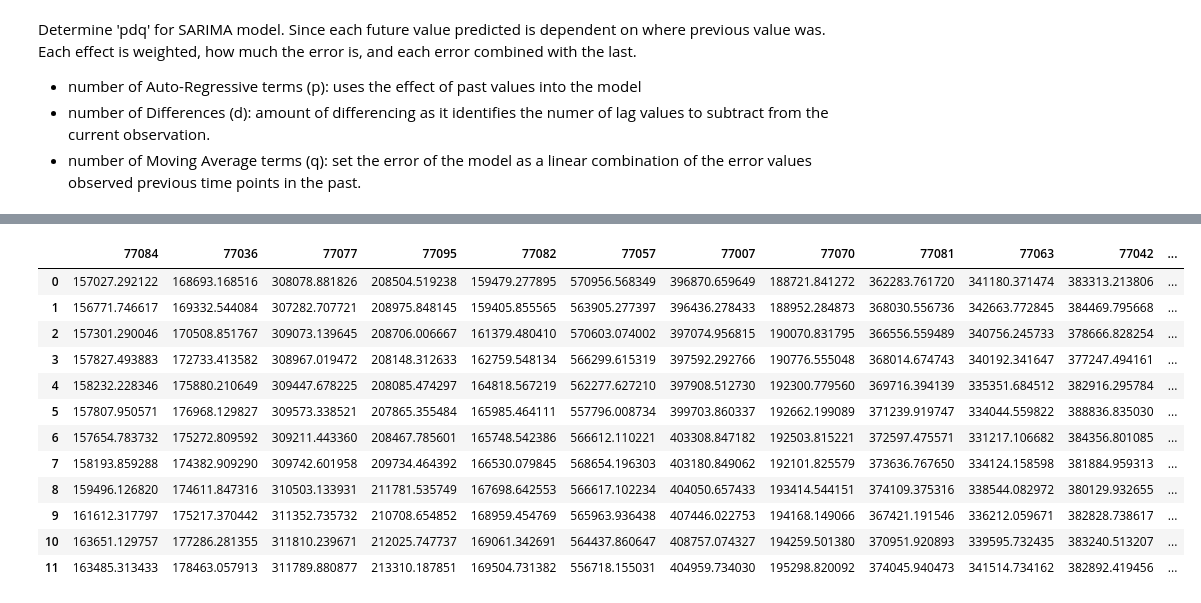
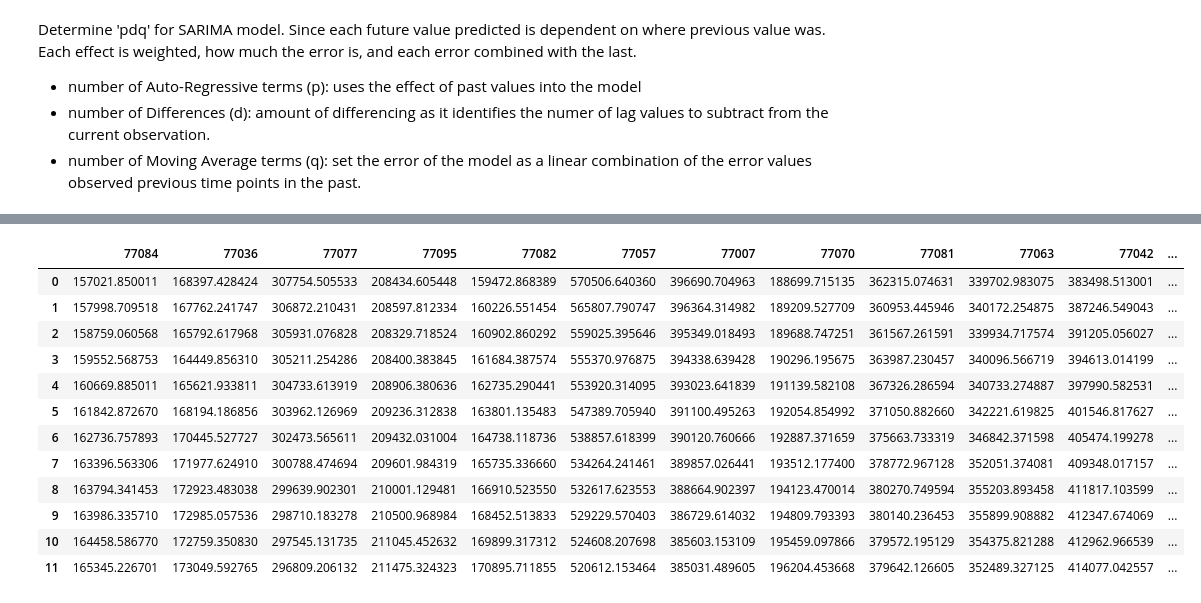
Before and after one commit to Blue723/Housing_Time_Series, a Jupyter notebook: Time_Series_notebook.ipynb, the cells around one changed output, grey strips where cells are left out. Saved outputs shown, nothing was run; the diff lists cells and outputs as text; code cells hidden in the pictures.

```diff
--- a/Time_Series_notebook.ipynb
+++ b/Time_Series_notebook.ipynb
@@ -276,0 +270,9 @@ Name: 507, dtype: object
+# %%
+pdq_li= []
+pdqs_li = []
+for c in zipcode.columns:
+    a = pdq_func(zipcode[c])
+    pdq_li.append(a[0])
+    pdqs_li.append(a[1])
+    print(a)
+    print('')
@@ -277,8 +297,8 @@ Name: 507, dtype: object
 # %%
-def sarimax_model(df, start=None, end=None):
+def sarimax_model(df, pdq, pdqs, start=None, end=None ):
     model = SARIMAX(df,
-                    order=(1, 1, 1),
-                    seasonal_order=(0, 1, 1, 12),
+                    order=pdq,
+                    seasonal_order=pdqs,
                     enforce_stationarity=False,
                     enforce_invertibility=False)
     #fit model
@@ -293,22 +349,23 @@ for c in zipcode[:'2016-12'].columns:
     pred_mean_dict = {c: list(pred.predicted_mean)}
     pred_mean_df = pd.DataFrame(pred_mean_dict)
     zipcode_pred_mean = pd.concat([zipcode_pred_mean, pred_mean_df], axis=1)
-# %%
-zipcode_pred_mean
-# %% [output]
-|  | 77084 | 77036 | 77077 | 77095 | 77082 | 77057 | 77007 | 77070 | 77081 | 77063 | 77042 | ... |
-| 0 | 157027.292122 | 168693.168516 | 308078.881826 | 208504.519238 | 159479.277895 | 570956.568349 | 396870.659649 | 188721.841272 | 362283.761720 | 341180.371474 | 383313.213806 | ... |
-| 1 | 156771.746617 | 169332.544084 | 307282.707721 | 208975.848145 | 159405.855565 | 563905.277397 | 396436.278433 | 188952.284873 | 368030.556736 | 342663.772845 | 384469.795668 | ... |
-| 2 | 157301.290046 | 170508.851767 | 309073.139645 | 208706.006667 | 161379.480410 | 570603.074002 | 397074.956815 | 190070.831795 | 366556.559489 | 340756.245733 | 378666.828254 | ... |
-| 3 | 157827.493883 | 172733.413582 | 308967.019472 | 208148.312633 | 162759.548134 | 566299.615319 | 397592.292766 | 190776.555048 | 368014.674743 | 340192.341647 | 377247.494161 | ... |
-| 4 | 158232.228346 | 175880.210649 | 309447.678225 | 208085.474297 | 164818.567219 | 562277.627210 | 397908.512730 | 192300.779560 | 369716.394139 | 335351.684512 | 382916.295784 | ... |
-| 5 | 157807.950571 | 176968.129827 | 309573.338521 | 207865.355484 | 165985.464111 | 557796.008734 | 399703.860337 | 192662.199089 | 371239.919747 | 334044.559822 | 388836.835030 | ... |
-| 6 | 157654.783732 | 175272.809592 | 309211.443360 | 208467.785601 | 165748.542386 | 566612.110221 | 403308.847182 | 192503.815221 | 372597.475571 | 331217.106682 | 384356.801085 | ... |
-| 7 | 158193.859288 | 174382.909290 | 309742.601958 | 209734.464392 | 166530.079845 | 568654.196303 | 403180.849062 | 192101.825579 | 373636.767650 | 334124.158598 | 381884.959313 | ... |
-| 8 | 159496.126820 | 174611.847316 | 310503.133931 | 211781.535749 | 167698.642553 | 566617.102234 | 404050.657433 | 193414.544151 | 374109.375316 | 338544.082972 | 380129.932655 | ... |
-| 9 | 161612.317797 | 175217.370442 | 311352.735732 | 210708.654852 | 168959.454769 | 565963.936438 | 407446.022753 | 194168.149066 | 367421.191546 | 336212.059671 | 382828.738617 | ... |
-| 10 | 163651.129757 | 177286.281355 | 311810.239671 | 212025.747737 | 169061.342691 | 564437.860647 | 408757.074327 | 194259.501380 | 370951.920893 | 339595.732435 | 383240.513207 | ... |
-| 11 | 163485.313433 | 178463.057913 | 311789.880877 | 213310.187851 | 169504.731382 | 556718.155031 | 404959.734030 | 195298.820092 | 374045.940473 | 341514.734162 | 382892.419456 | ... |
+# %%
+zipcode_pred_mean.columns = zipcode.columns
+zipcode_pred_mean
+# %% [output]
+|  | 77084 | 77036 | 77077 | 77095 | 77082 | 77057 | 77007 | 77070 | 77081 | 77063 | 77042 | ... |
+| 0 | 157021.850011 | 168397.428424 | 307754.505533 | 208434.605448 | 159472.868389 | 570506.640360 | 396690.704963 | 188699.715135 | 362315.074631 | 339702.983075 | 383498.513001 | ... |
+| 1 | 157998.709518 | 167762.241747 | 306872.210431 | 208597.812334 | 160226.551454 | 565807.790747 | 396364.314982 | 189209.527709 | 360953.445946 | 340172.254875 | 387246.549043 | ... |
+| 2 | 158759.060568 | 165792.617968 | 305931.076828 | 208329.718524 | 160902.860292 | 559025.395646 | 395349.018493 | 189688.747251 | 361567.261591 | 339934.717574 | 391205.056027 | ... |
+| 3 | 159552.568753 | 164449.856310 | 305211.254286 | 208400.383845 | 161684.387574 | 555370.976875 | 394338.639428 | 190296.195675 | 363987.230457 | 340096.566719 | 394613.014199 | ... |
+| 4 | 160669.885011 | 165621.933811 | 304733.613919 | 208906.380636 | 162735.290441 | 553920.314095 | 393023.641839 | 191139.582108 | 367326.286594 | 340733.274887 | 397990.582531 | ... |
+| 5 | 161842.872670 | 168194.186856 | 303962.126969 | 209236.312838 | 163801.135483 | 547389.705940 | 391100.495263 | 192054.854992 | 371050.882660 | 342221.619825 | 401546.817627 | ... |
+| 6 | 162736.757893 | 170445.527727 | 302473.565611 | 209432.031004 | 164738.118736 | 538857.618399 | 390120.760666 | 192887.371659 | 375663.733319 | 346842.371598 | 405474.199278 | ... |
+| 7 | 163396.563306 | 171977.624910 | 300788.474694 | 209601.984319 | 165735.336660 | 534264.241461 | 389857.026441 | 193512.177400 | 378772.967128 | 352051.374081 | 409348.017157 | ... |
+| 8 | 163794.341453 | 172923.483038 | 299639.902301 | 210001.129481 | 166910.523550 | 532617.623553 | 388664.902397 | 194123.470014 | 380270.749594 | 355203.893458 | 411817.103599 | ... |
+| 9 | 163986.335710 | 172985.057536 | 298710.183278 | 210500.968984 | 168452.513833 | 529229.570403 | 386729.614032 | 194809.793393 | 380140.236453 | 355899.908882 | 412347.674069 | ... |
+| 10 | 164458.586770 | 172759.350830 | 297545.131735 | 211045.452632 | 169899.317312 | 524608.207698 | 385603.153109 | 195459.097866 | 379572.195129 | 354375.821288 | 412962.966539 | ... |
+| 11 | 165345.226701 | 173049.592765 | 296809.206132 | 211475.324323 | 170895.711855 | 520612.153464 | 385031.489605 | 196204.453668 | 379642.126605 | 352489.327125 | 414077.042557 | ... |
 # %%
 #root mean squared error for predicted mean and actual. from 2017-01 : 2017-12
 for c in zipcode.columns:
```
Also changed, not shown: parts of 30 cells of this notebook.
